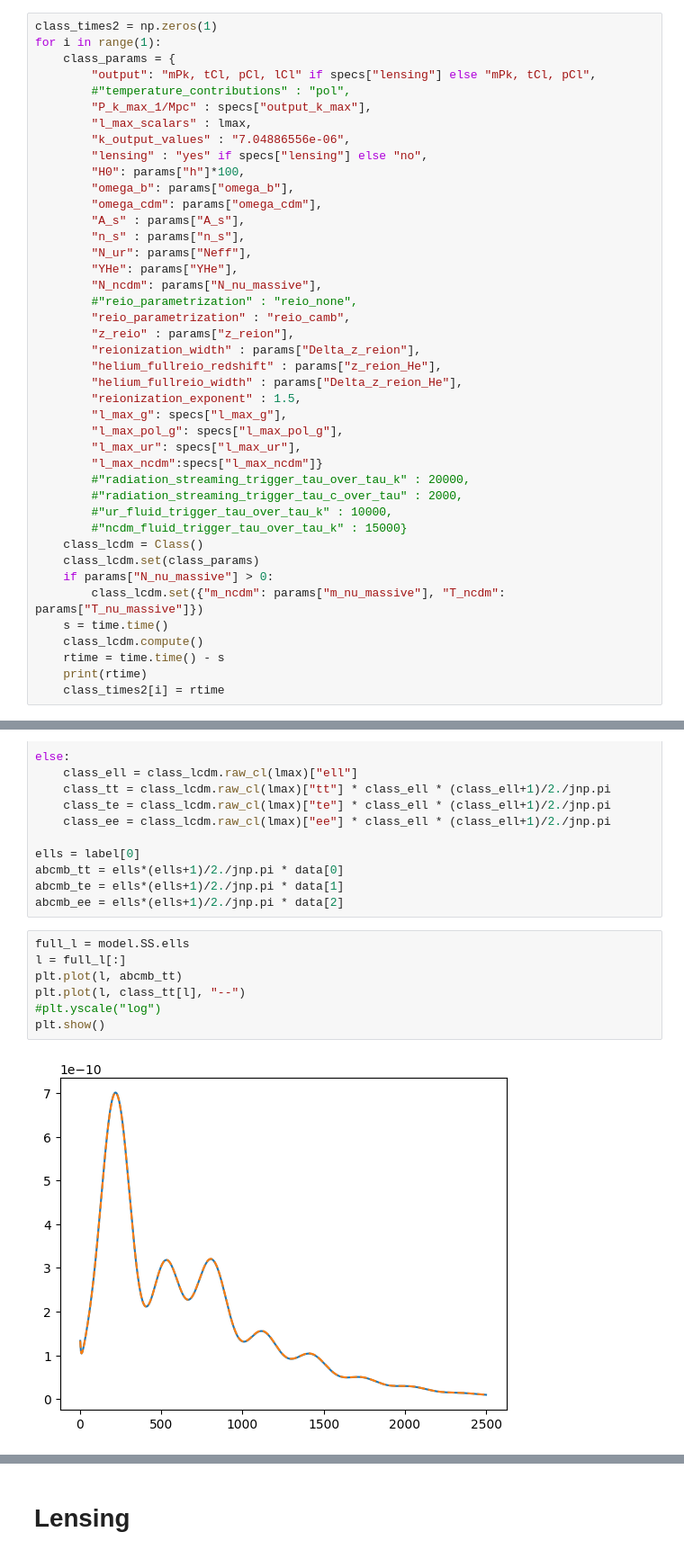
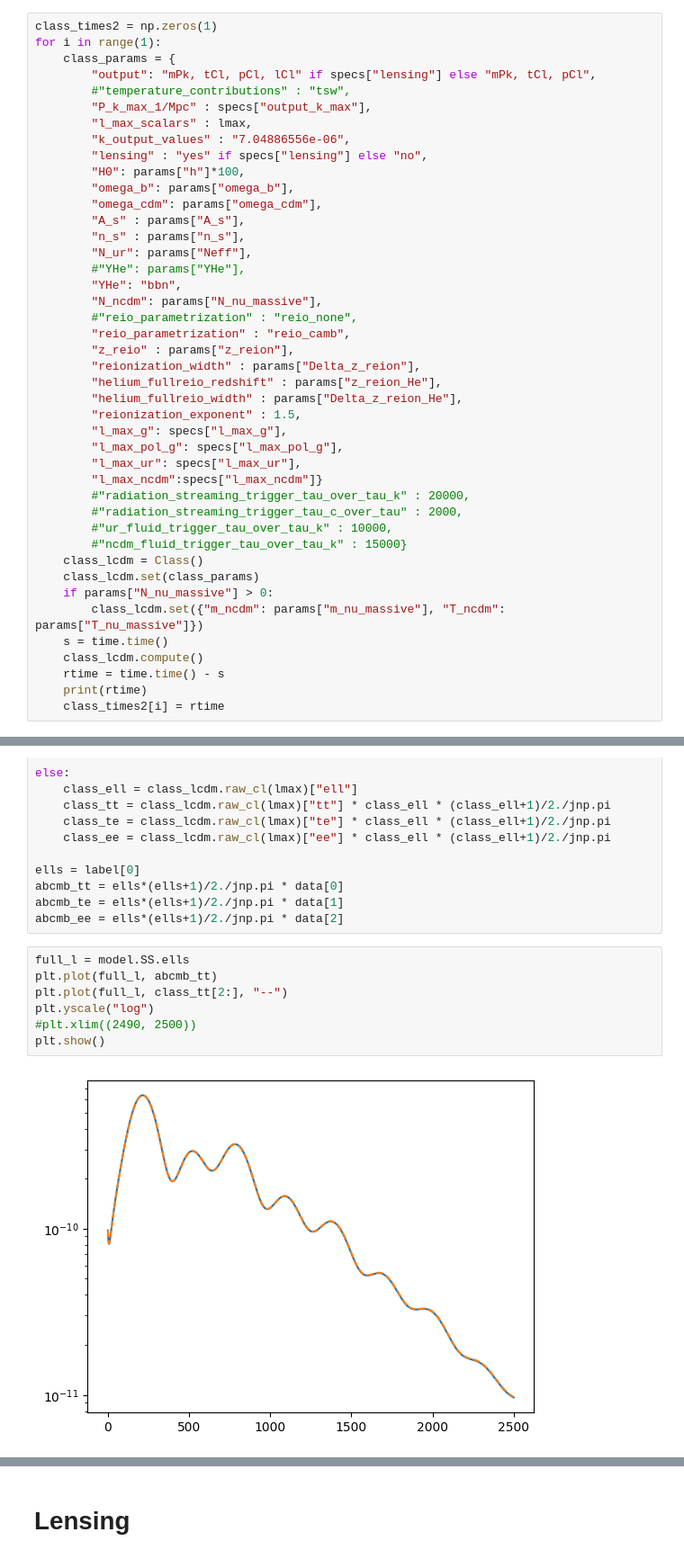
Before and after one commit to cgiovanetti/ABCMB-k, a Jupyter notebook: Module_Tests/spectrum_test.ipynb, the cells around one changed output, grey strips where cells are left out. Shown at 90% size. Drawn from its saved outputs; the diff is of its cells as text.

```diff
--- a/Module_Tests/spectrum_test.ipynb
+++ b/Module_Tests/spectrum_test.ipynb
@@ -542,7 +193,7 @@ class_times2 = np.zeros(1)
 for i in range(1):
     class_params = {
         "output": "mPk, tCl, pCl, lCl" if specs["lensing"] else "mPk, tCl, pCl",
-        #"temperature_contributions" : "pol",
+        #"temperature_contributions" : "tsw",
         "P_k_max_1/Mpc" : specs["output_k_max"],
         "l_max_scalars" : lmax,
         "k_output_values" : "7.04886556e-06",
@@ -553,7 +204,8 @@ for i in range(1):
         "A_s" : params["A_s"],
         "n_s" : params["n_s"],
         "N_ur": params["Neff"],
-        "YHe": params["YHe"],
+        #"YHe": params["YHe"],
+        "YHe": "bbn",
         "N_ncdm": params["N_nu_massive"],
         #"reio_parametrization" : "reio_none",
         "reio_parametrization" : "reio_camb",
@@ -759,12 +398,12 @@ abcmb_te = ells*(ells+1)/2./jnp.pi * data[1]
 abcmb_ee = ells*(ells+1)/2./jnp.pi * data[2]
 # %%
 full_l = model.SS.ells
-l = full_l[:]
-plt.plot(l, abcmb_tt)
-plt.plot(l, class_tt[l], "--")
-#plt.yscale("log")
+plt.plot(full_l, abcmb_tt)
+plt.plot(full_l, class_tt[2:], "--")
+plt.yscale("log")
+#plt.xlim((2490, 2500))
 plt.show()
 # %% [output]
-[figure, old version]
+[figure, new version]
 # %%
 full_l = model.SS.ells
```
Also changed, not shown: parts of 38 cells of this notebook, 10 other files.
